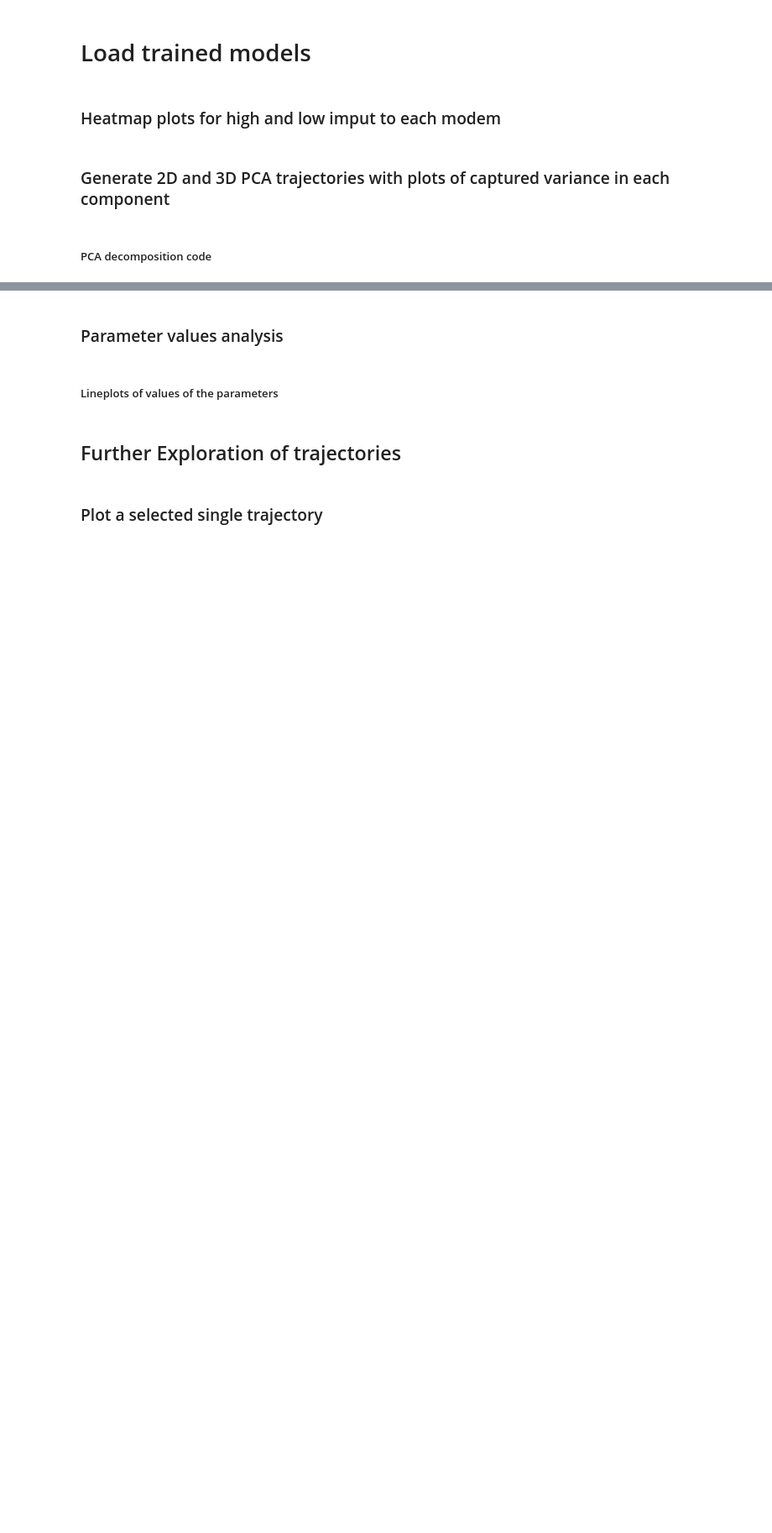
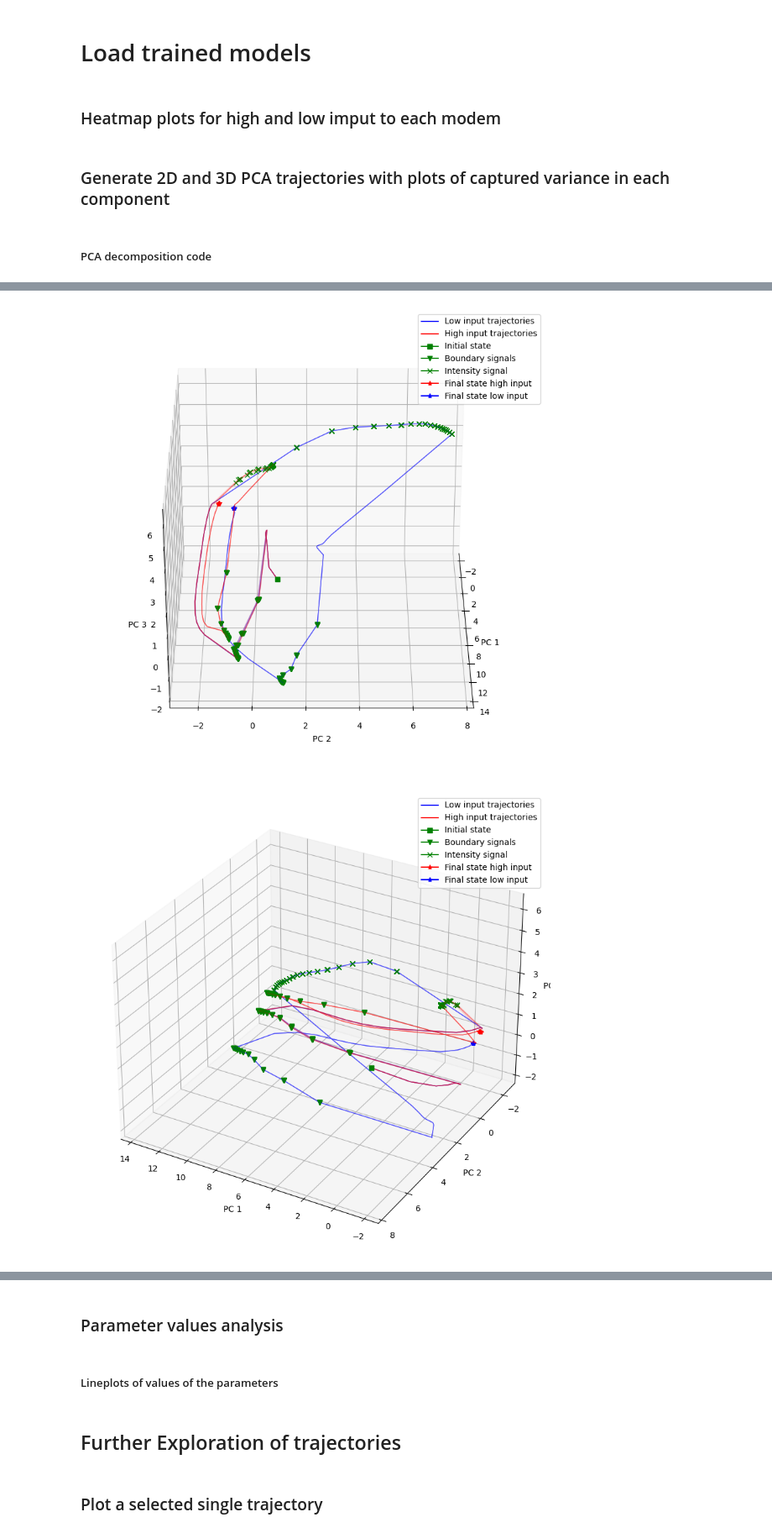
Before and after one commit to gerome-andry/BIO_inspired_RNN, a Jupyter notebook: repport_figure_generation.ipynb, the cells around one changed output, grey strips where cells are left out. Shown at 84% size. Drawn from its saved outputs; the diff is of its cells as text; code cells hidden in the pictures; blank space fills up the shorter version.

```diff
--- a/repport_figure_generation.ipynb
+++ b/repport_figure_generation.ipynb
@@ -429,2 +446,5 @@ plot_N_3D_PCA_trajectories(5,5, 'GRU')
 # %%
-plot_N_3D_PCA_trajectories(5,5, 'BRC')
+plot_N_3D_PCA_trajectories(5,5, 'BRC',plot_components=True)
+# %% [output]
+[figure, added]
+[figure, added]
```
Also changed, not shown: parts of 3 cells of this notebook.
